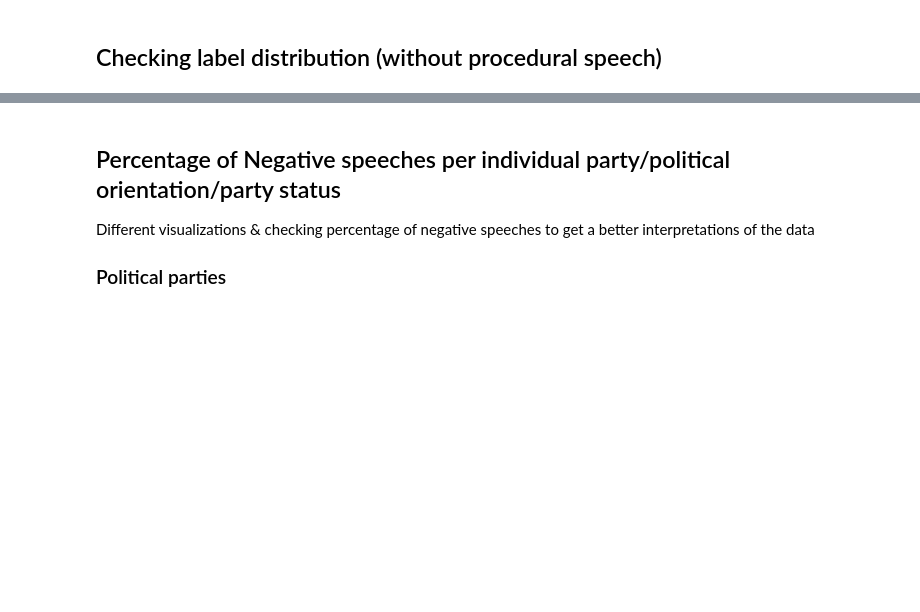
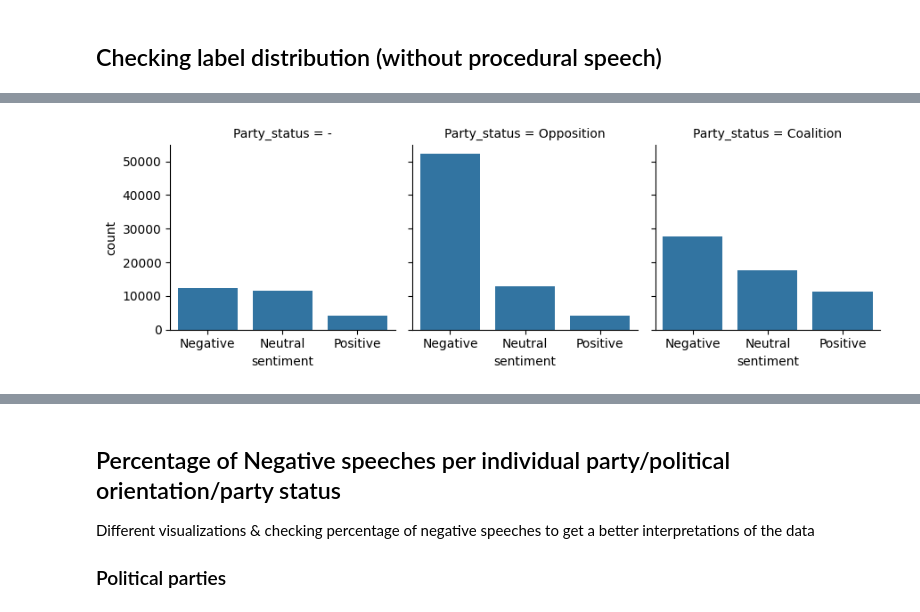
Before and after one commit to katjameden/ParlaMint_Sentiment, a Jupyter notebook: Aggregation/Notebooks/Sentiment_Analysis/Analysis.ipynb, the cells around one changed output, grey strips where cells are left out. Saved outputs shown, nothing was run; the diff lists cells and outputs as text; code cells hidden in the pictures; blank space fills up the shorter version.

```diff
--- a/Aggregation/Notebooks/Sentiment_Analysis/Analysis.ipynb
+++ b/Aggregation/Notebooks/Sentiment_Analysis/Analysis.ipynb
@@ -248,6 +345,8 @@ plt.show()
 # %%
-g = sns.FacetGrid(utt_filter, col="Party_status", margin_titles=True)
+g = sns.FacetGrid(df, col="Party_status", margin_titles=True)
 g.map(sns.countplot, "sentiment", order=["Negative", "Neutral", "Positive"])
 #plt.savefig('../../Figures/Sentiment_Analysis/Sentiment_per_Party_status.png', dpi=300)
 plt.show()
+# %% [output]
+[figure, added]
 # %%
```
Also changed, not shown: parts of 42 cells of this notebook, 9 other files.
